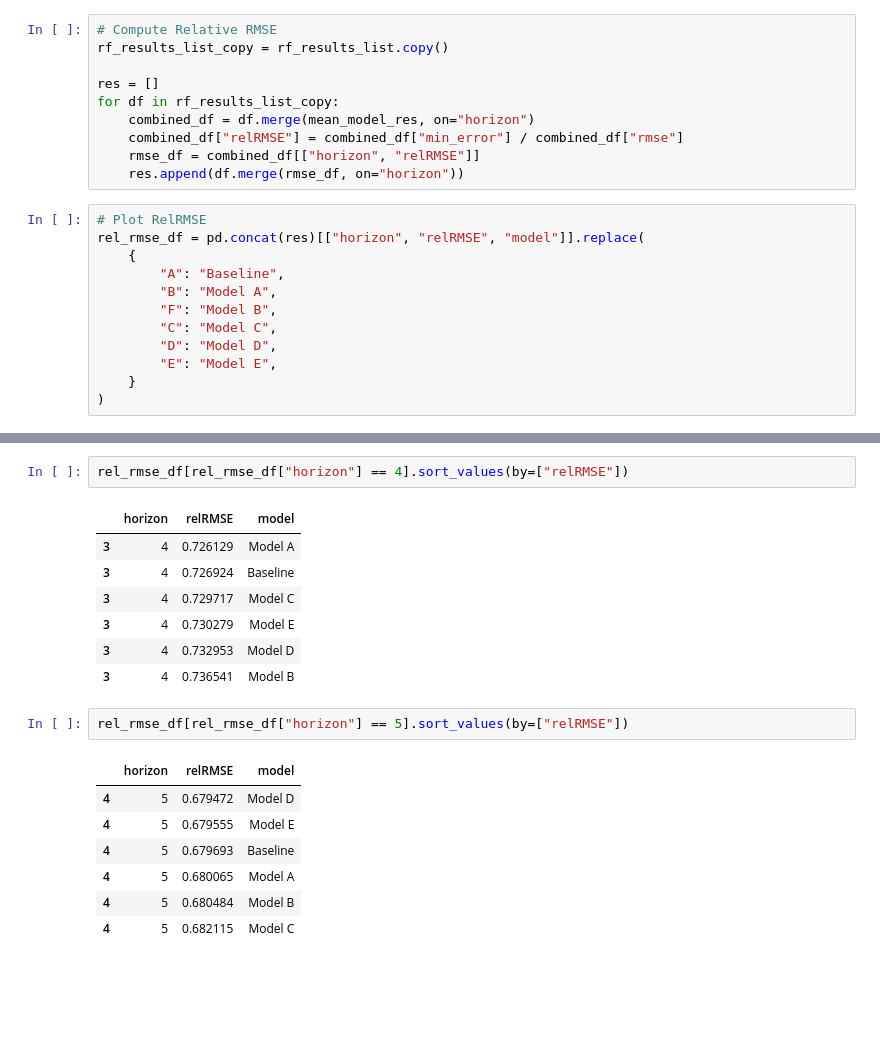
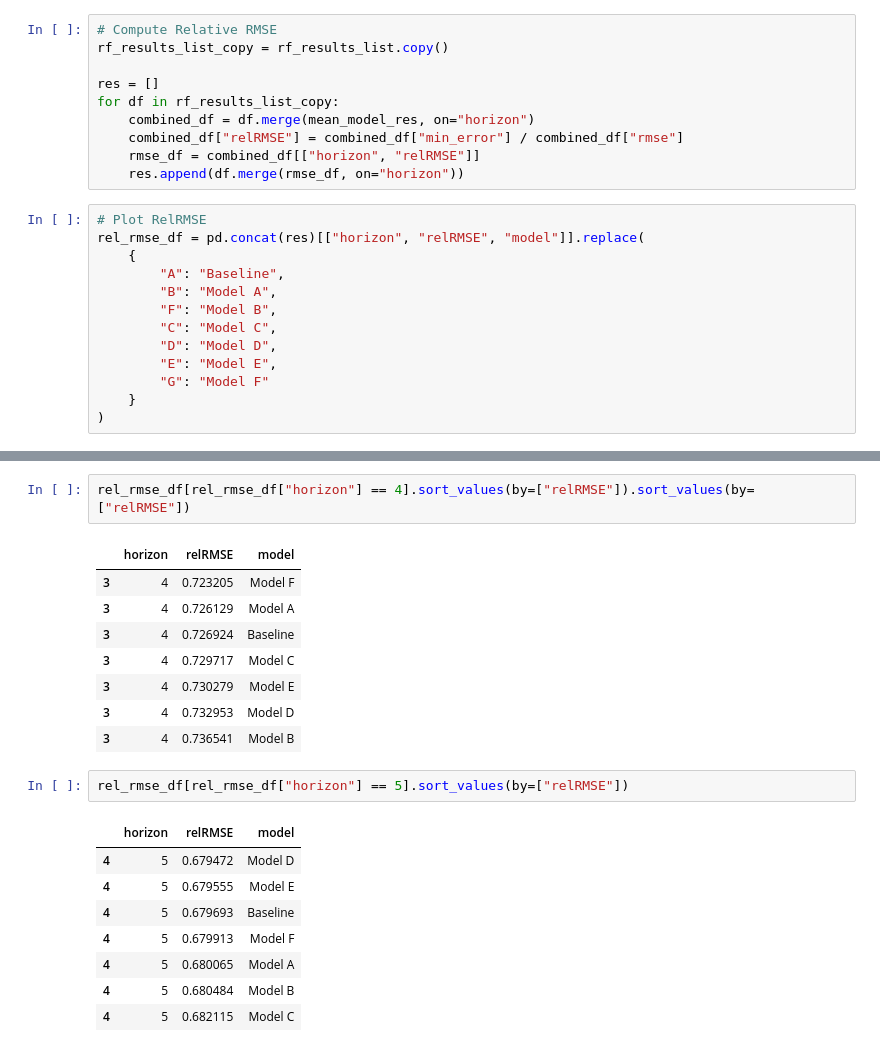
Before and after one commit to ChristopherLiew/Crypto-Uncertainty-Index, a Jupyter notebook: forecasting/ts_analysis/time_series_plots.ipynb, the cells around one changed output, grey strips where cells are left out. Drawn from its saved outputs; the diff is of its cells as text; blank space fills up the shorter version.

```diff
--- a/forecasting/ts_analysis/time_series_plots.ipynb
+++ b/forecasting/ts_analysis/time_series_plots.ipynb
@@ -424,6 +434,7 @@ rel_rmse_df = pd.concat(res)[["horizon", "relRMSE", "model"]].replace(
         "C": "Model C",
         "D": "Model D",
         "E": "Model E",
+        "G": "Model F"
     }
 )
 # %%
@@ -464,7 +477,8 @@ rel_rmse_df[rel_rmse_df["horizon"] == 2]
 # %%
-rel_rmse_df[rel_rmse_df["horizon"] == 4].sort_values(by=["relRMSE"])
+rel_rmse_df[rel_rmse_df["horizon"] == 4].sort_values(by=["relRMSE"]).sort_values(by=["relRMSE"])
 # %% [output]
 |  | horizon | relRMSE | model |
+| 3 | 4 | 0.723205 | Model F |
 | 3 | 4 | 0.726129 | Model A |
 | 3 | 4 | 0.726924 | Baseline |
 | 3 | 4 | 0.729717 | Model C |
@@ -478,6 +492,7 @@ rel_rmse_df[rel_rmse_df["horizon"] == 5].sort_values(by=["relRMSE"])
 | 4 | 5 | 0.679472 | Model D |
 | 4 | 5 | 0.679555 | Model E |
 | 4 | 5 | 0.679693 | Baseline |
+| 4 | 5 | 0.679913 | Model F |
 | 4 | 5 | 0.680065 | Model A |
 | 4 | 5 | 0.680484 | Model B |
 | 4 | 5 | 0.682115 | Model C |
```
Also changed, not shown: parts of 19 cells of this notebook, 12 other files.
